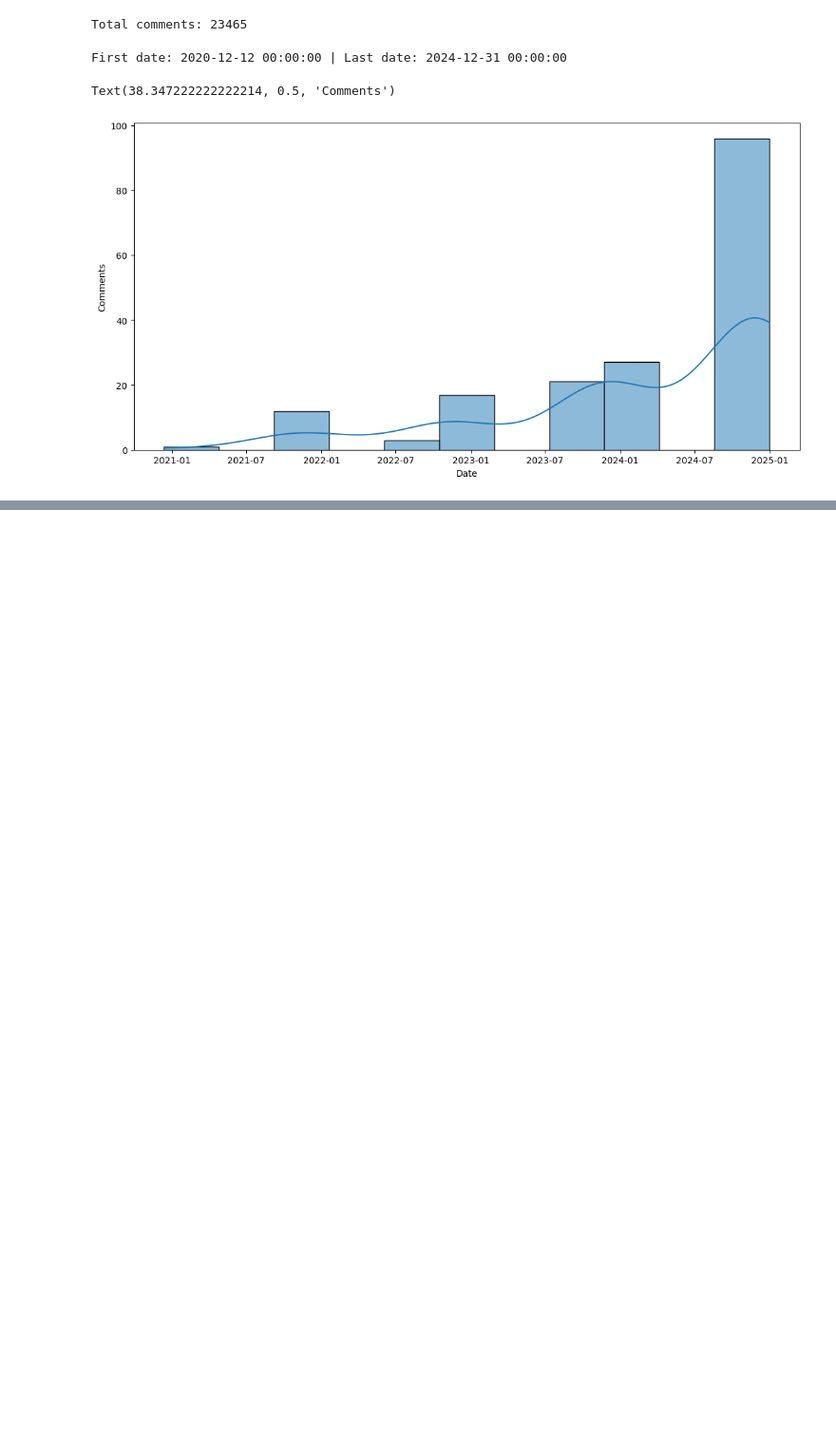
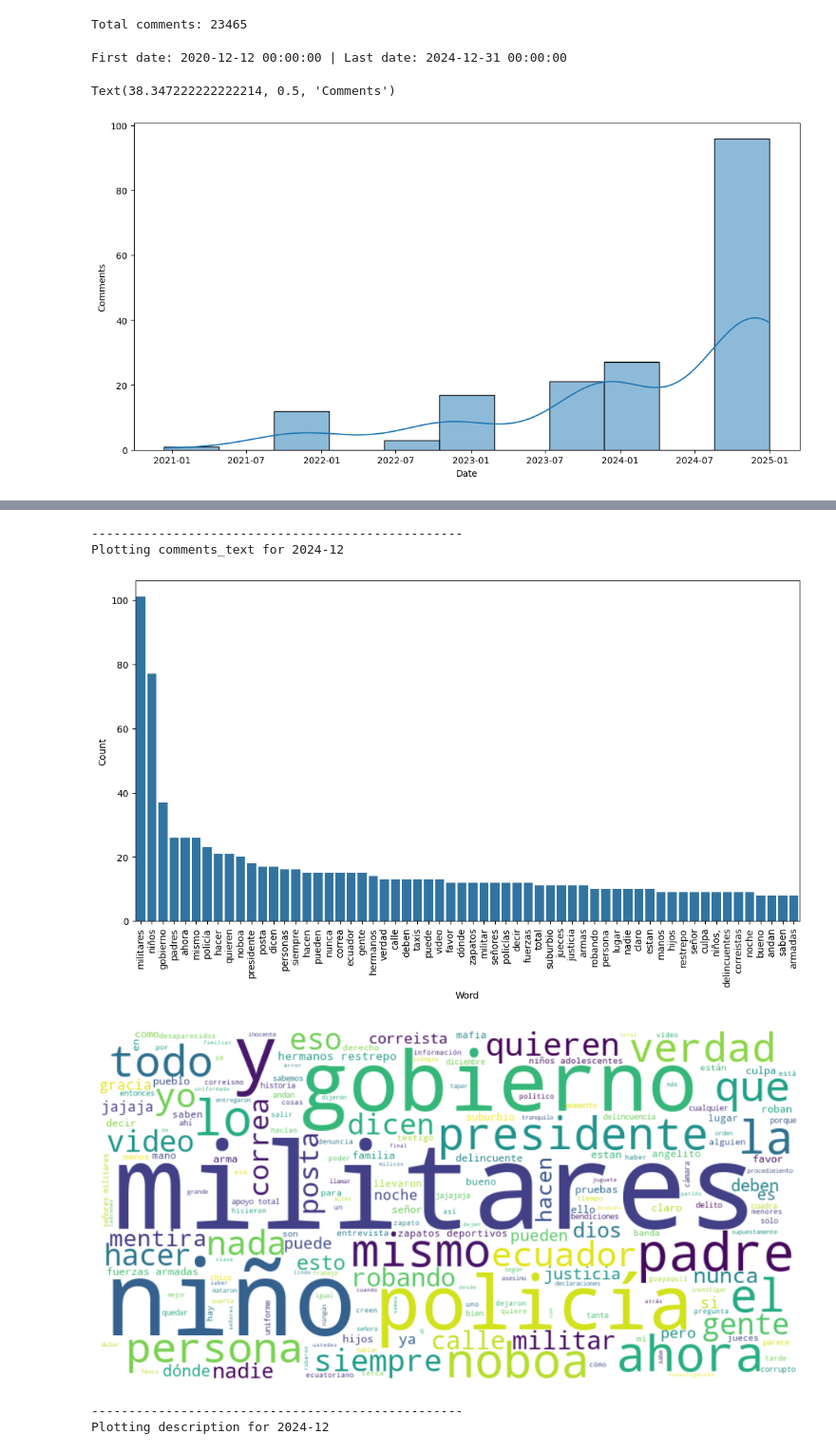
Before and after one commit to enmanuelmag/ID-v3-Scrapper, a Jupyter notebook: Data.ipynb, the cells around one changed output, grey strips where cells are left out. Shown at 95% size. Drawn from its saved outputs; the diff is of its cells as text; code cells hidden in the pictures; blank space fills up the shorter version.

```diff
--- a/Data.ipynb
+++ b/Data.ipynb
@@ -92,0 +102,9 @@ print_plot('description', 'Description')
+# %%
+print_plot('2024-12')
+# %% [output]
+--------------------------------------------------
+Plotting comments_text for 2024-12
+[figure, added]
+[figure, added]
+--------------------------------------------------
+Plotting description for 2024-12
```
Also changed, not shown: parts of 6 cells of this notebook.
